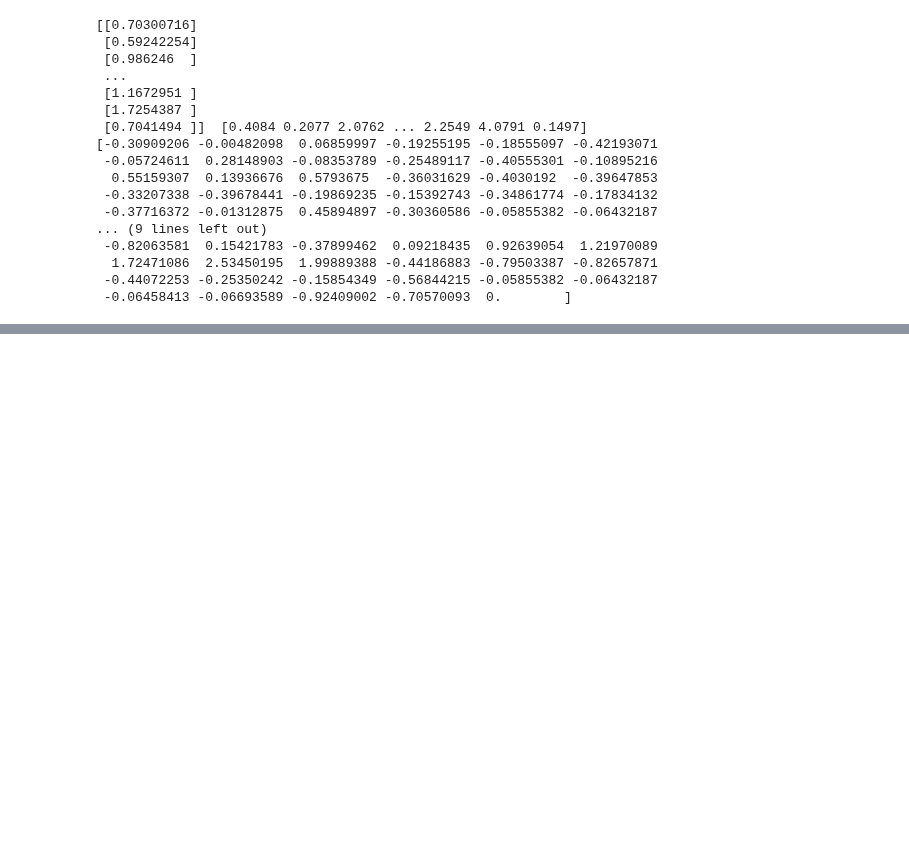
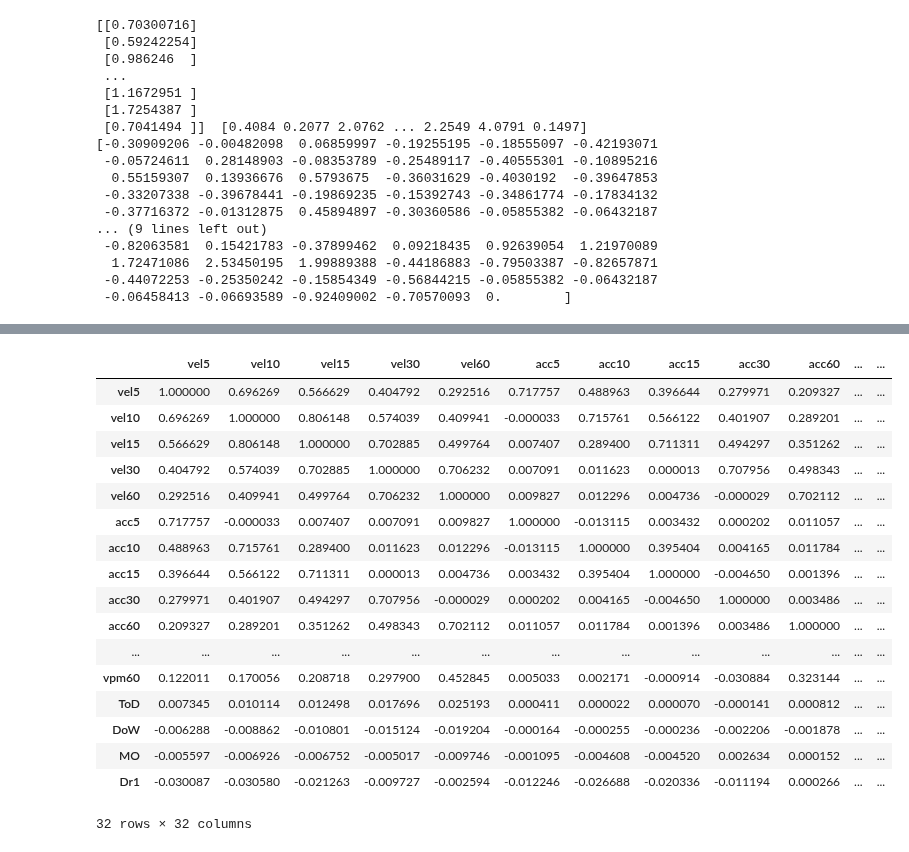
Before and after one commit to Logan-Kelsch/-ES-NN-test1, a Jupyter notebook: NN/NN_V3.0/dm_LSTM.ipynb, the cells around one changed output, grey strips where cells are left out. Saved outputs shown, nothing was run; the diff lists cells and outputs as text; code cells hidden in the pictures; blank space fills up the shorter version.

```diff
--- a/NN/NN_V3.0/dm_LSTM.ipynb
+++ b/NN/NN_V3.0/dm_LSTM.ipynb
@@ -527,0 +568,21 @@ Mean MSE: 1.069487050931453
+# %%
+data.corr()
+# %% [output]
+|  | vel5 | vel10 | vel15 | vel30 | vel60 | acc5 | acc10 | acc15 | acc30 | acc60 | ... | ... |
+| vel5 | 1.000000 | 0.696269 | 0.566629 | 0.404792 | 0.292516 | 0.717757 | 0.488963 | 0.396644 | 0.279971 | 0.209327 | ... | ... |
+| vel10 | 0.696269 | 1.000000 | 0.806148 | 0.574039 | 0.409941 | -0.000033 | 0.715761 | 0.566122 | 0.401907 | 0.289201 | ... | ... |
+| vel15 | 0.566629 | 0.806148 | 1.000000 | 0.702885 | 0.499764 | 0.007407 | 0.289400 | 0.711311 | 0.494297 | 0.351262 | ... | ... |
+| vel30 | 0.404792 | 0.574039 | 0.702885 | 1.000000 | 0.706232 | 0.007091 | 0.011623 | 0.000013 | 0.707956 | 0.498343 | ... | ... |
+| vel60 | 0.292516 | 0.409941 | 0.499764 | 0.706232 | 1.000000 | 0.009827 | 0.012296 | 0.004736 | -0.000029 | 0.702112 | ... | ... |
+| acc5 | 0.717757 | -0.000033 | 0.007407 | 0.007091 | 0.009827 | 1.000000 | -0.013115 | 0.003432 | 0.000202 | 0.011057 | ... | ... |
+| acc10 | 0.488963 | 0.715761 | 0.289400 | 0.011623 | 0.012296 | -0.013115 | 1.000000 | 0.395404 | 0.004165 | 0.011784 | ... | ... |
+| acc15 | 0.396644 | 0.566122 | 0.711311 | 0.000013 | 0.004736 | 0.003432 | 0.395404 | 1.000000 | -0.004650 | 0.001396 | ... | ... |
+| acc30 | 0.279971 | 0.401907 | 0.494297 | 0.707956 | -0.000029 | 0.000202 | 0.004165 | -0.004650 | 1.000000 | 0.003486 | ... | ... |
+| acc60 | 0.209327 | 0.289201 | 0.351262 | 0.498343 | 0.702112 | 0.011057 | 0.011784 | 0.001396 | 0.003486 | 1.000000 | ... | ... |
+| ... | ... | ... | ... | ... | ... | ... | ... | ... | ... | ... | ... | ... |
+| vpm60 | 0.122011 | 0.170056 | 0.208718 | 0.297900 | 0.452845 | 0.005033 | 0.002171 | -0.000914 | -0.030884 | 0.323144 | ... | ... |
+| ToD | 0.007345 | 0.010114 | 0.012498 | 0.017696 | 0.025193 | 0.000411 | 0.000022 | 0.000070 | -0.000141 | 0.000812 | ... | ... |
+| DoW | -0.006288 | -0.008862 | -0.010801 | -0.015124 | -0.019204 | -0.000164 | -0.000255 | -0.000236 | -0.002206 | -0.001878 | ... | ... |
+| MO | -0.005597 | -0.006926 | -0.006752 | -0.005017 | -0.009746 | -0.001095 | -0.004608 | -0.004520 | 0.002634 | 0.000152 | ... | ... |
+| Dr1 | -0.030087 | -0.030580 | -0.021263 | -0.009727 | -0.002594 | -0.012246 | -0.026688 | -0.020336 | -0.011194 | 0.000266 | ... | ... |
+32 rows × 32 columns
```
Also changed, not shown: parts of 6 cells of this notebook, 25 other files.
